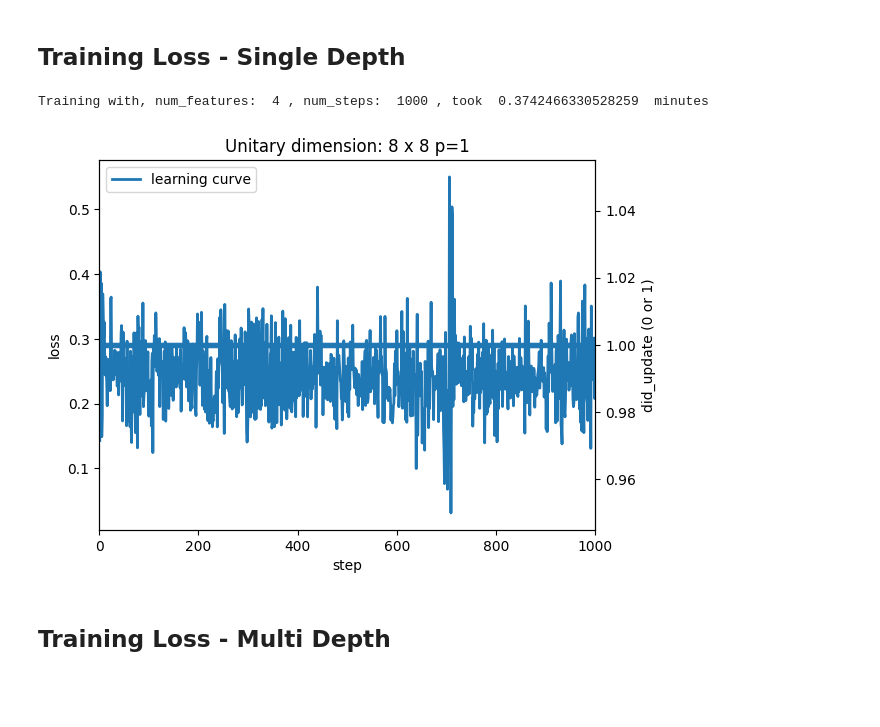
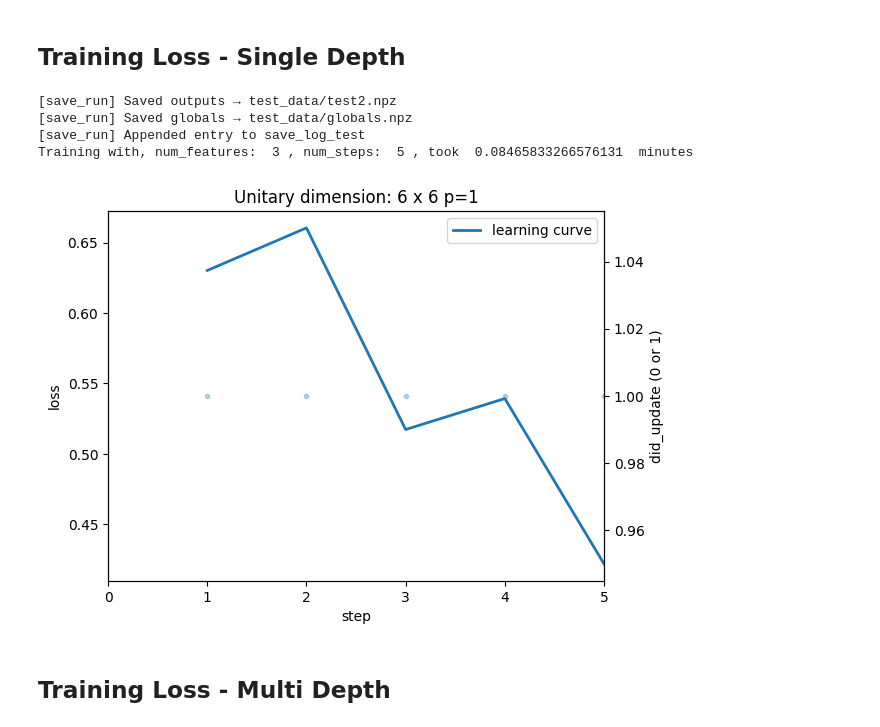
Before and after one commit to 01000111r/photon-net, a Jupyter notebook: main_book.ipynb, the cells around one changed output. Cells and saved outputs as stored; diff of their text form; code cells hidden in the pictures; blank space fills up the shorter version.

Commit message:
data saving

```diff
--- a/main_book.ipynb
+++ b/main_book.ipynb
@@ -9,22 +9,22 @@
 from p_pack import globals as g
 
 # The total number of optimization steps to perform during training.
-g.num_steps: int = 100
+g.num_steps: int = 5
 
 #training rate
 g.training_rate : float =  0.1
 
 # The frequency at which data is re-uploaded into the circuit. A new data layer is introduced every `reupload_freq` layers.
-g.reupload_freq: int = 3
+g.reupload_freq: int = 2
 
 # The number of modes in the photonic circuit.
 g.num_modes_circ: int = 10
 
 # The number of layers in the photonic circuit.
-g.depth: int = 10
+g.depth: int = 5
 
 # The user only needs to modify this FEATURE_SIZE.
-g.num_features= 4
+g.num_features= 3
 
 # probability of sucess for each mode
 g.p_suc_inputs = 1
@@ -48,20 +48,23 @@ g.discard_condition = '!='
 g.discard_range = None
 
 #switch for the trainable small photon loss scale, 0 - for no scaling, 1 - for scaling
-g.loss_function = 0
+g.loss_function = 1
 
 # Batch processing configuration
 # 'full'  : use entire dataset each update
 # 'mini'  : use mini-batches of size ``mini_batch_size``
 # 'single': process one sample at a time
 g.batch_mode: str = 'single'
-g.mini_batch_size: int = 300
+g.mini_batch_size: int = 500
+
+
+g.master_key = g.jax.random.PRNGKey(2)
 
 
 g.input_config = g.input_config_maker(g.input_positions, g.num_modes_circ, g.p_suc_inputs)
 print(g.input_config)
 
-from p_pack import pre_p, circ, model, loss, optimiser, train
+from p_pack import pre_p, circ, model, loss, optimiser, train, utils
 # %% [output]
 The autoreload extension is already loaded. To reload it, use:
   %reload_ext autoreload
@@ -82,12 +85,12 @@ test_set = pre_p.rescale_data(test_set, min_val = -(g.np.pi)/2, max_val = (g.np.
 init_phases = circ.initialize_phases(g.depth, 2*g.num_features, )
 weights_data = g.jnp.ones(shape = [init_phases.shape[0],init_phases.shape[1]])
 # Initialize the carry for Adam.
-master_key = g.jax.random.PRNGKey(2)
+
 # init = (init_phases, train_set, train_labels, weights_data, 0.0*init_phases, 0.0*init_phases, 0.0*weights_data, 0.0*weights_data, master_key)
 photon_loss_scale = float(1)
 
 # compute the very first loss:
-initial_loss, (n0, key) = loss.loss(init_phases, train_set, train_labels, weights_data, photon_loss_scale, g.input_config, master_key)
+initial_loss, (n0, key) = loss.loss(init_phases, train_set, train_labels, weights_data, photon_loss_scale, g.input_config, g.master_key, g.loss_function, g.aim)
 
 
 init_carry = (init_phases, train_set, train_labels, weights_data, photon_loss_scale,
@@ -100,38 +103,42 @@ init_carry = (init_phases, train_set, train_labels, weights_data, photon_loss_sc
 
 # Run the training, and output  time taken.
 b = g.time.time()
-carry, loss_mem, update_mem = g.jax.block_until_ready(train.train(init_carry))
+# carry, loss_mem, update_mem, photon_mem = g.jax.block_until_ready(train.train(init_carry))
+carry, loss_mem, update_mem, photon_mem = utils.save_run('save_log_test', 'test_data', 'test2', init_carry)
 e = g.time.time()
 print('Training with, num_features: ', g.num_features,
       ', num_steps: ', g.num_steps,
         ', took ', (e-b)/60, ' minutes')
 
 # Loss Before/After on train set + Loss on test set
 trained_phases, trained_weights = carry[0], carry[3]
 steps  = g.np.array(loss_mem[:, 0], dtype=int)
 losses = g.np.array(loss_mem[:, 1], dtype=float)
 updates = g.np.array(update_mem, dtype=int)
 # init_loss = loss.loss(init_phases, train_set, train_labels, weights_data, g.input_config, master_key)
 # train_loss = loss.loss(trained_phases, train_set, train_labels, trained_weights, g.input_config, master_key)
 # test_loss = loss.loss(trained_phases, test_set, test_labels, trained_weights)
 
 # plotting the learning curve
 fig, ax1 = g.plt.subplots()
 ax1.plot(g.np.array(loss_mem[:,0]), g.np.array(loss_mem[:,1]), linewidth=2, label=r"learning curve" )
 ax1.set(xlim = (0,g.num_steps), xlabel="step", ylabel = "loss",)
 ax2 = ax1.twinx()
 ax2.plot(steps, updates, 'o', alpha=0.3, markersize=3, label="did_update")
 ax2.set_ylabel("did_update (0 or 1)")
 # ax.axhline(init_loss, color='r', linestyle='--', label=f"Init train loss = {init_loss:.4f}")
 # ax.axhline(train_loss, color='g', linestyle='--', label=f"Final train loss = {train_loss:.4f}")
 # ax.axhline(test_loss, color='b', linestyle='--', label=f"Test loss = {test_loss:.4f}")
 unitary_shape = trained_phases.shape
 lines, labels = ax1.get_legend_handles_labels()
 lines2, labels2 = ax2.get_legend_handles_labels()
 ax1.legend(lines + lines2, labels + labels2, loc="upper right")
 ax1.set_title(f"Unitary dimension: {2*unitary_shape[1]} x {2*unitary_shape[1]} p={g.p_suc_inputs}")
 ax1.legend()
 g.plt.show()
 # %% [output]
-Training with, num_features:  4 , num_steps:  1000 , took  0.3742466330528259  minutes
+[save_run] Saved outputs → test_data/test2.npz
+[save_run] Saved globals → test_data/globals.npz
+[save_run] Appended entry to save_log_test
+Training with, num_features:  3 , num_steps:  5 , took  0.08465833266576131  minutes
-[figure, old version]
+[figure, new version]
```
Also changed, not shown: parts of 1 cell of this notebook, 10 other files.
